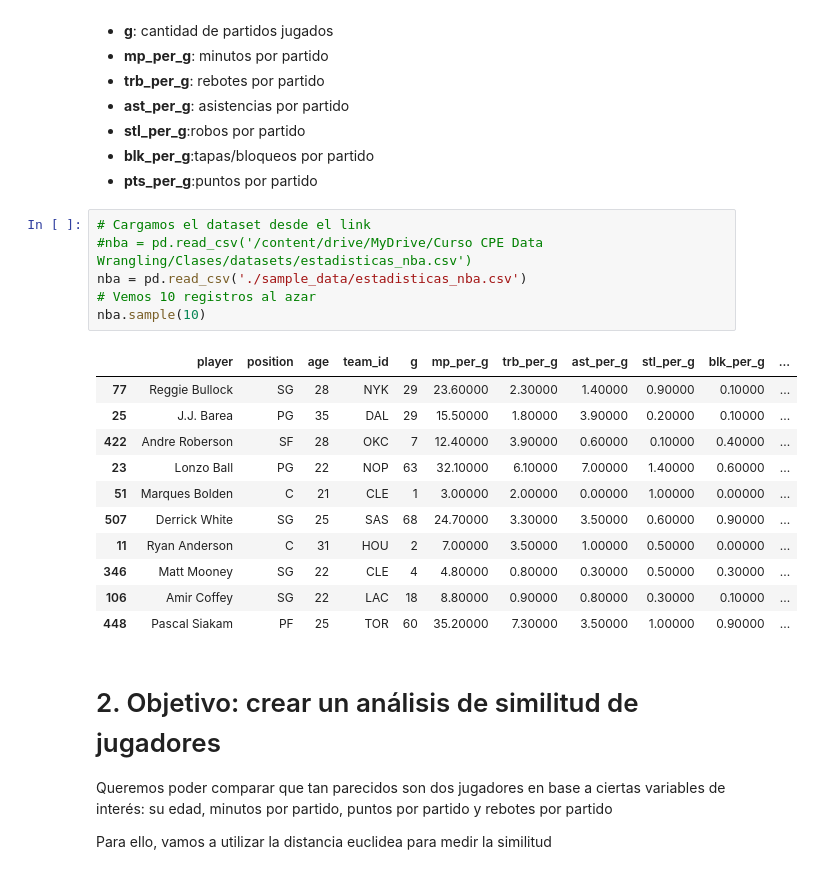
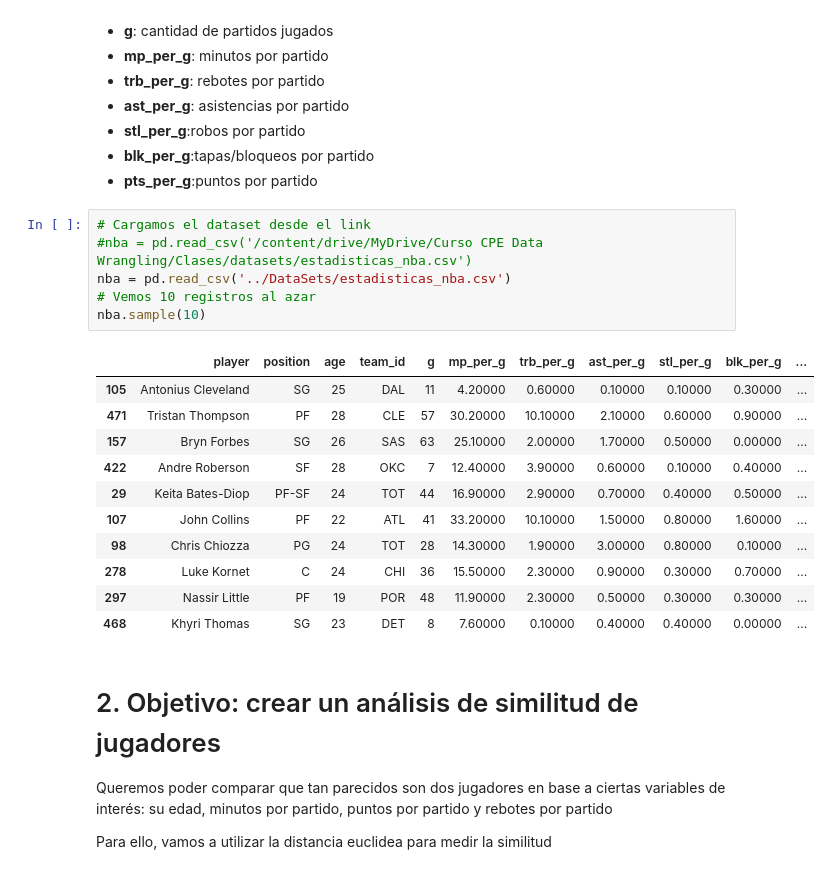
Before and after one commit to carlos1680/CPEDS, a Jupyter notebook: modulo3_DataWrangling/Clase 6 - Escalamiento/escalamiento_practica individual - vacia.ipynb, the cells around one changed output. Drawn from its saved outputs; the diff is of its cells as text.

```diff
--- a/modulo3_DataWrangling/Clase 6 - Escalamiento/escalamiento_practica individual - vacia.ipynb
+++ b/modulo3_DataWrangling/Clase 6 - Escalamiento/escalamiento_practica individual - vacia.ipynb
@@ -25,21 +25,21 @@ El dataset contiene las siguientes variables:
 # %%
 # Cargamos el dataset desde el link
 #nba = pd.read_csv('/content/drive/MyDrive/Curso CPE Data Wrangling/Clases/datasets/estadisticas_nba.csv')
-nba = pd.read_csv('./sample_data/estadisticas_nba.csv')
+nba = pd.read_csv('../DataSets/estadisticas_nba.csv')
 # Vemos 10 registros al azar
 nba.sample(10)
 # %% [output]
 |  | player | position | age | team_id | g | mp_per_g | trb_per_g | ast_per_g | stl_per_g | blk_per_g | ... |
-| 77 | Reggie Bullock | SG | 28 | NYK | 29 | 23.60000 | 2.30000 | 1.40000 | 0.90000 | 0.10000 | ... |
-| 25 | J.J. Barea | PG | 35 | DAL | 29 | 15.50000 | 1.80000 | 3.90000 | 0.20000 | 0.10000 | ... |
+| 105 | Antonius Cleveland | SG | 25 | DAL | 11 | 4.20000 | 0.60000 | 0.10000 | 0.10000 | 0.30000 | ... |
+| 471 | Tristan Thompson | PF | 28 | CLE | 57 | 30.20000 | 10.10000 | 2.10000 | 0.60000 | 0.90000 | ... |
+| 157 | Bryn Forbes | SG | 26 | SAS | 63 | 25.10000 | 2.00000 | 1.70000 | 0.50000 | 0.00000 | ... |
 | 422 | Andre Roberson | SF | 28 | OKC | 7 | 12.40000 | 3.90000 | 0.60000 | 0.10000 | 0.40000 | ... |
-| 23 | Lonzo Ball | PG | 22 | NOP | 63 | 32.10000 | 6.10000 | 7.00000 | 1.40000 | 0.60000 | ... |
-| 51 | Marques Bolden | C | 21 | CLE | 1 | 3.00000 | 2.00000 | 0.00000 | 1.00000 | 0.00000 | ... |
-| 507 | Derrick White | SG | 25 | SAS | 68 | 24.70000 | 3.30000 | 3.50000 | 0.60000 | 0.90000 | ... |
-| 11 | Ryan Anderson | C | 31 | HOU | 2 | 7.00000 | 3.50000 | 1.00000 | 0.50000 | 0.00000 | ... |
-| 346 | Matt Mooney | SG | 22 | CLE | 4 | 4.80000 | 0.80000 | 0.30000 | 0.50000 | 0.30000 | ... |
-| 106 | Amir Coffey | SG | 22 | LAC | 18 | 8.80000 | 0.90000 | 0.80000 | 0.30000 | 0.10000 | ... |
-| 448 | Pascal Siakam | PF | 25 | TOR | 60 | 35.20000 | 7.30000 | 3.50000 | 1.00000 | 0.90000 | ... |
+| 29 | Keita Bates-Diop | PF-SF | 24 | TOT | 44 | 16.90000 | 2.90000 | 0.70000 | 0.40000 | 0.50000 | ... |
+| 107 | John Collins | PF | 22 | ATL | 41 | 33.20000 | 10.10000 | 1.50000 | 0.80000 | 1.60000 | ... |
+| 98 | Chris Chiozza | PG | 24 | TOT | 28 | 14.30000 | 1.90000 | 3.00000 | 0.80000 | 0.10000 | ... |
+| 278 | Luke Kornet | C | 24 | CHI | 36 | 15.50000 | 2.30000 | 0.90000 | 0.30000 | 0.70000 | ... |
+| 297 | Nassir Little | PF | 19 | POR | 48 | 11.90000 | 2.30000 | 0.50000 | 0.30000 | 0.30000 | ... |
+| 468 | Khyri Thomas | SG | 23 | DET | 8 | 7.60000 | 0.10000 | 0.40000 | 0.40000 | 0.00000 | ... |
 # %% [markdown]
 # 2. Objetivo: crear un análisis de similitud de jugadores
 
```
Also changed, not shown: parts of 27 cells of this notebook, 2 other files.
